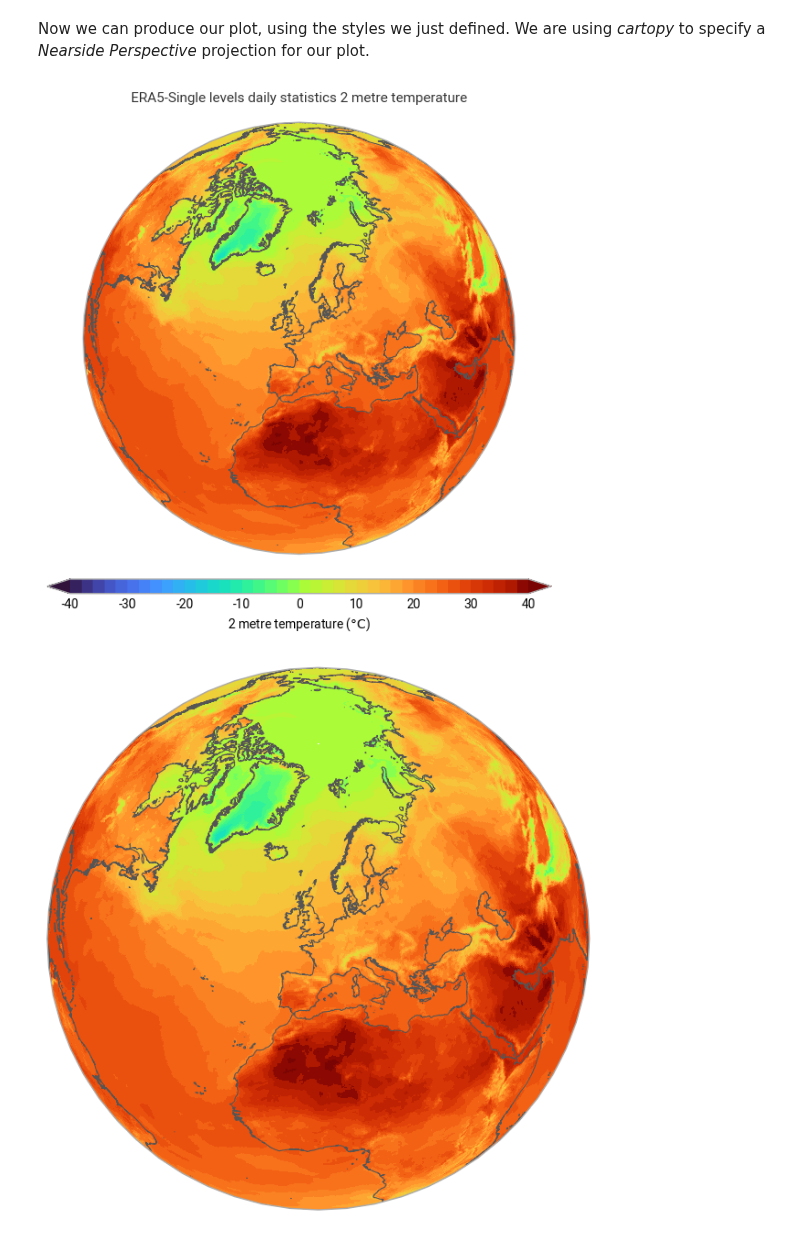
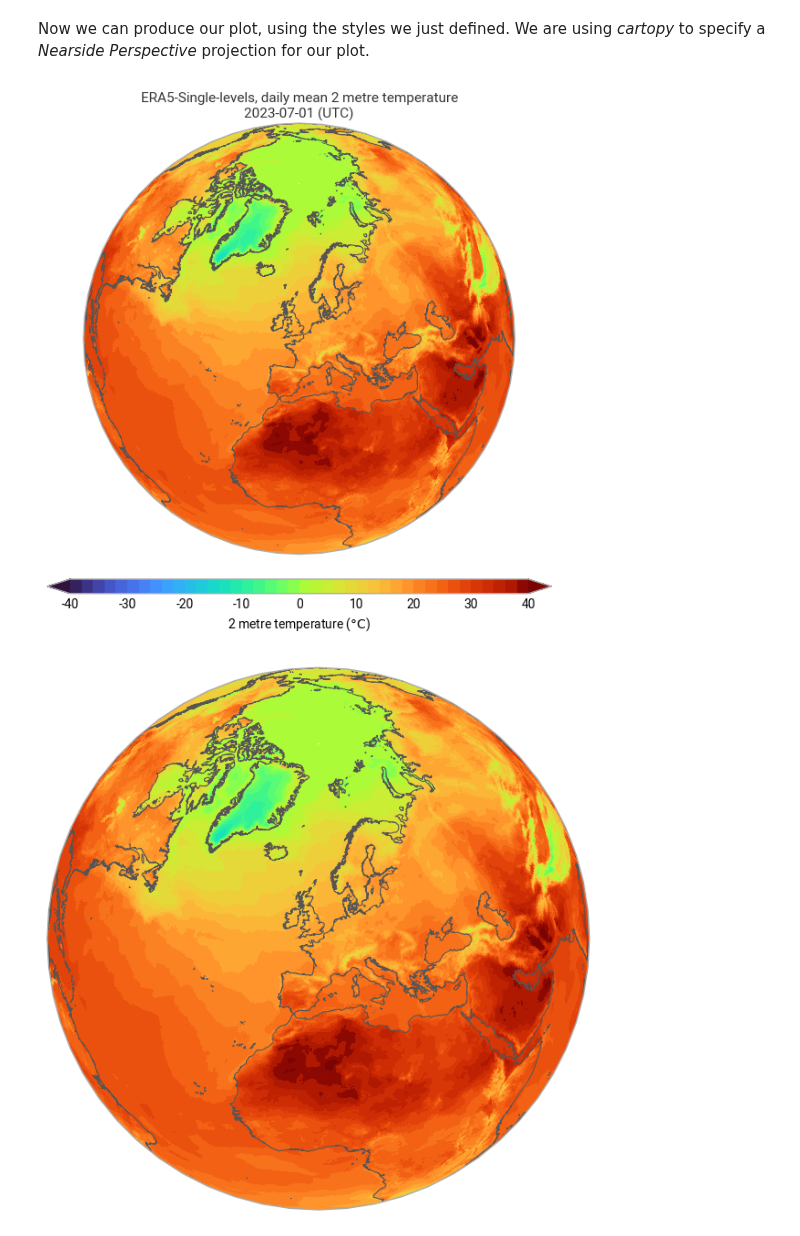
Before and after one commit to ecmwf-projects/dss-notebooks, a Jupyter notebook: datasets/derived-era5-single-levels-statistics/demo.ipynb, the cells around one changed output. Saved outputs shown, nothing was run; the diff lists cells and outputs as text; code cells hidden in the pictures.

```diff
--- a/datasets/derived-era5-single-levels-statistics/demo.ipynb
+++ b/datasets/derived-era5-single-levels-statistics/demo.ipynb
@@ -26,6 +26,7 @@ temperature = earthkit.data.from_source(
         'download_format': 'unarchived'
     },
 )
+datetime_for_plot = "2023-07-01 (UTC)"
 # %% [markdown]
 #### Generating a simple image
 # %% [markdown]
@@ -47,26 +48,26 @@ Now we can produce our plot, using the styles we just defined. We are using *car
 # %%
 earthkit.plots.schema.figsize = (4, 4)
 
 chart = earthkit.plots.Map(crs=crs)
 
 chart.pcolormesh(temperature, style=temperature_style)
 
 chart.coastlines(resolution="high")
 # chart.stock_img()
 
 chart.legend(location="bottom")
 
 # For the title, we can take advantage of earthkit-maps metadata
 # detection, which allows us to use format keys like 'variable_name'
 chart.title(
-    "ERA5-Single levels daily statistics {variable_name}\n",
+    "ERA5-Single-levels, daily mean {variable_name}\n"+datetime_for_plot,
     # "{valid_time:%-d %B %Y} at {valid_time:%H:%M} UTC",
     fontsize=11,
 )
 
 chart.figure.save("overview-detail.png")
 # %% [output]
-[figure, old version]
+[figure, new version]
 # %%
 earthkit.plots.schema.figsize = (2, 2)
 chart = earthkit.plots.Map(crs=crs)
```
Also changed, not shown: 7 other files.
